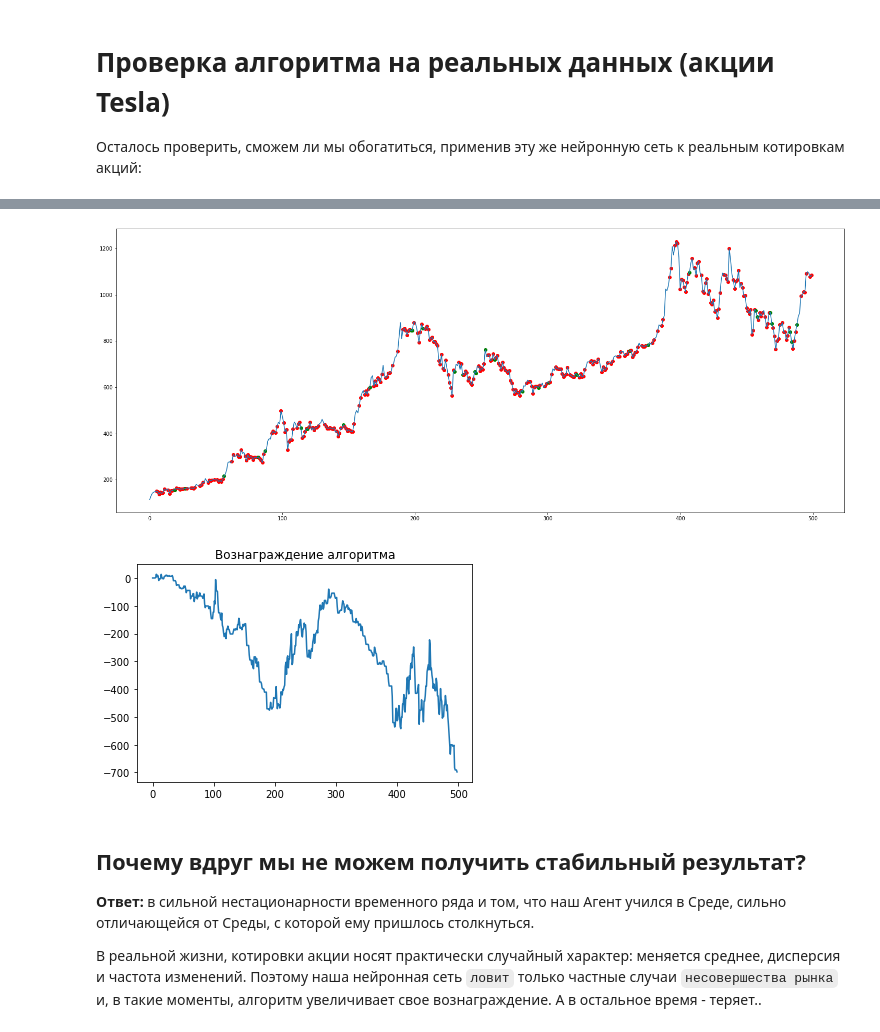
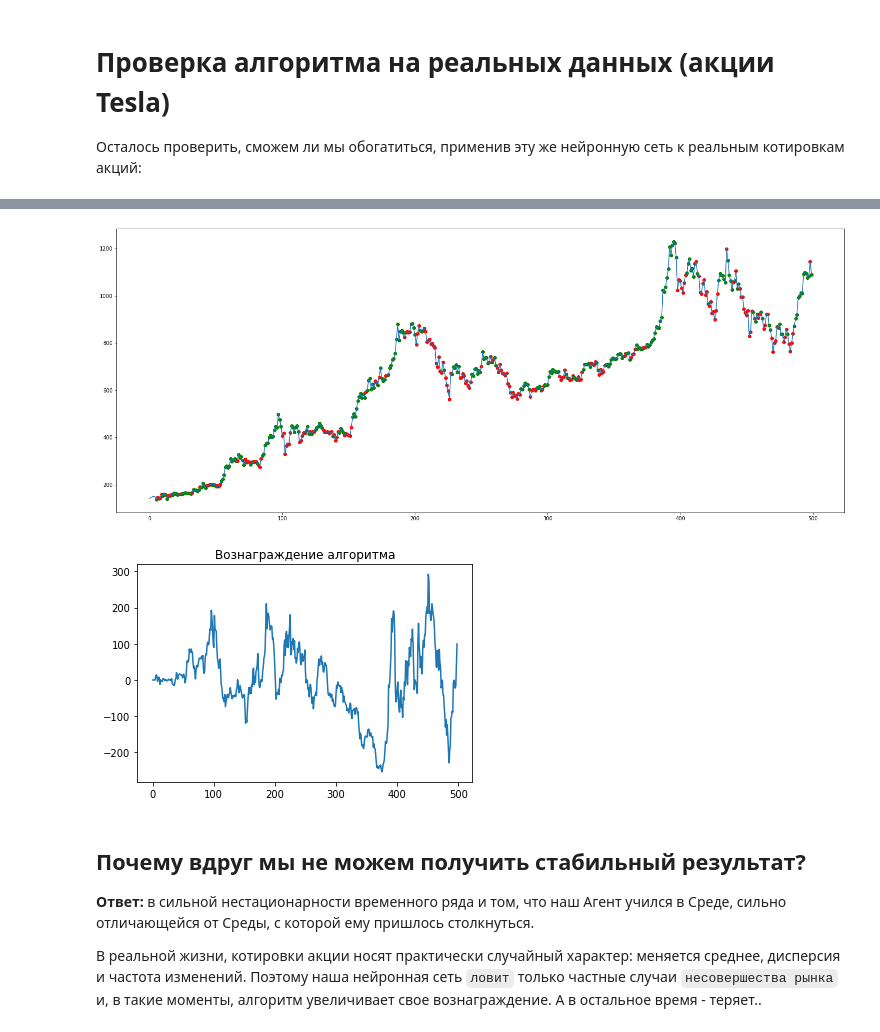
Before and after one commit to ikonushok/AI-Traiding, a Jupyter notebook: Пример_применения_RL_с_нуля__в_финтехе.ipynb, the cells around one changed output, grey strips where cells are left out. Cells and saved outputs as stored; diff of their text form; code cells hidden in the pictures.

```diff
--- a/Пример_применения_RL_с_нуля__в_финтехе.ipynb
+++ b/Пример_применения_RL_с_нуля__в_финтехе.ipynb
@@ -482,7 +475,7 @@ for j in range(WINDOW_SHAPE, DATASET_LENGTH, REWARD_TIME):
     # Текущая цена и предыдущие WINDOW_SHAPE шагов
     state_j = environment.get_state(j, WINDOW_SHAPE)
     # Получаем предикт бота по данным
-    q_value_j = agent.get_value_action_value(state_j.values.reshape(1,WINDOW_SHAPE))
+    q_value_j = agent.get_value_action_value(state_j)
     # Определяем сигнал и записываем в события
     actions.append(action_to_backtest_action[np.argmax(q_value_j.detach().numpy())])
 # %%
@@ -553,7 +546,7 @@ for j in range(WINDOW_SHAPE, DATASET_LENGTH, REWARD_TIME):
     # Текущая цена и предыдущие WINDOW_SHAPE шагов
     state_j = environment3.get_state(j, WINDOW_SHAPE)
     # Получаем предикт бота по данным
-    q_value_j = agent.get_value_action_value(state_j.values.reshape(1, WINDOW_SHAPE))
+    q_value_j = agent.get_value_action_value(state_j)
     # Определяем сигнал и записываем в события
     actions.append(action_to_backtest_action[np.argmax(q_value_j.detach().numpy())])
 # %%
@@ -602,7 +595,7 @@ for j in range(WINDOW_SHAPE, DATASET_LENGTH, REWARD_TIME):
     # Текущая цена и предыдущие WINDOW_SHAPE шагов
     state_j = environment2.get_state(j, WINDOW_SHAPE)
     # Получаем предикт бота по данным
-    q_value_j = agent.get_value_action_value(state_j.values.reshape(1, WINDOW_SHAPE))
+    q_value_j = agent.get_value_action_value(state_j)
     # Определяем сигнал и записываем в события
     actions.append(action_to_backtest_action[np.argmax(q_value_j.detach().numpy())])
 # %%
@@ -694,7 +687,7 @@ for j in range(WINDOW_SHAPE, len(df['Close']), REWARD_TIME):
     state_j = environment4.get_state(j, WINDOW_SHAPE)
 
     # Получаем предикт бота по данным
-    q_value_j = agent.get_value_action_value(state_j.values.reshape(1, WINDOW_SHAPE))
+    q_value_j = agent.get_value_action_value(state_j)
     # Определяем сигнал и записываем в события
     actions.append(action_to_backtest_action[np.argmax(q_value_j.detach().numpy())])
 # %%
@@ -704,30 +697,30 @@ for e, a in enumerate(actions):
     print(f"{e} {a}", end='\r')
     e += WINDOW_SHAPE
     if a == 1:
-        plt.scatter(e, environment4.data.iloc[e], color = 'green')
+        plt.scatter(e, environment4.data[e], color = 'green')
     elif a == -1:
-        plt.scatter(e, environment4.data.iloc[e], color = 'red')
+        plt.scatter(e, environment4.data[e], color = 'red')
     else:
         pass
 plt.show()
 # %% [output]
-[figure, old version]
+[figure, new version]
 # %%
  # Составляем график доходов. Сделаем фрейм формата Цена/Сигнал
 backtest = pd.DataFrame({
-    'price': environment4.data.values.flatten(),
+    'price': environment4.data.flatten(),
     # Первые 5 сигналов отсутствуют, мы должны расширить данные
     # и добавить дополнительные 5 элементов в начало с сигналом 0
     'signal': [0] * WINDOW_SHAPE + actions
 })
 # Получаем производные цен и делаем сдвиг
 backtest['price_diff'] = backtest['price'].diff().shift(-1)
 # Суммируем доходы и выводим график
 (backtest['price_diff'] * backtest['signal']).cumsum().plot()
 plt.title('Вознаграждение алгоритма')
 plt.show()
 # %% [output]
-[figure, old version]
+[figure, new version]
 # %% [markdown]
 ## Почему вдруг мы не можем получить стабильный результат?
 
```
Also changed, not shown: parts of 36 cells of this notebook.
